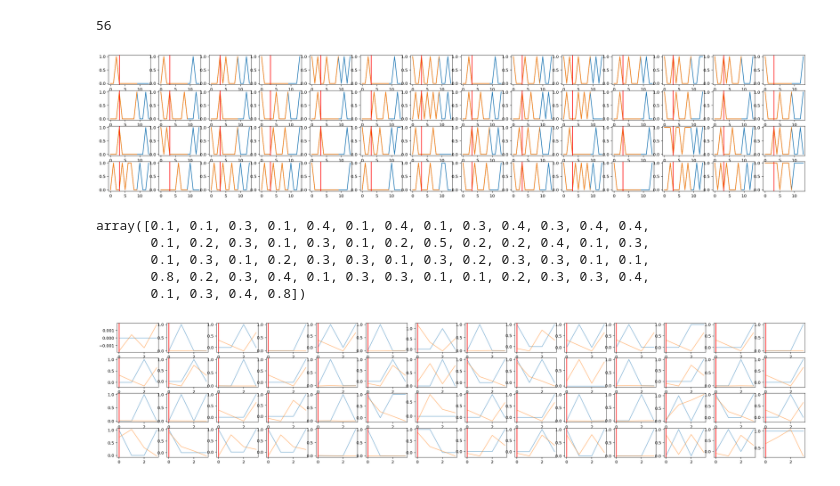
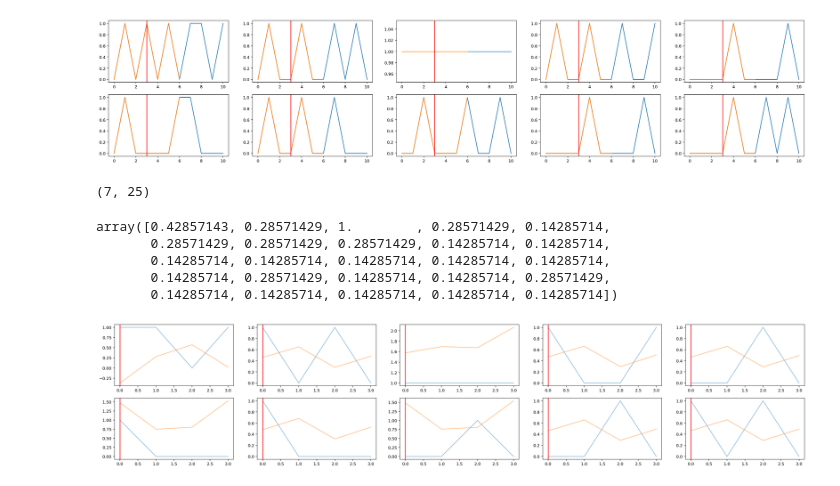
Before and after one commit to LuanAdemi/GroceryListPredictor, a Jupyter notebook: precommender/KNetworks.ipynb, the cells around one changed output. Cells and saved outputs as stored; diff of their text form; code cells hidden in the pictures.

```diff
--- a/precommender/KNetworks.ipynb
+++ b/precommender/KNetworks.ipynb
@@ -25 +16,13 @@ plt.scatter(X[:, 0], X[:,-1], alpha=0.5)
+# %%
+file = open("../generated_users/davuser1.csv", "r")
+lines = file.readlines()
+
+features = (sorted(lines[0].replace(" ", "").upper().split(",")))
+
+vectors = []
+num_features = len(features)
+plot_rows, plot_cols = 2, 5#4, int((num_features+3)/4)
+for l in range(len(lines)-1):
+    vec = lines[l+1].upper().split(",")
+    vectors.append([int(i) for i in vec])
 # %%
@@ -53,37 +30,30 @@ for k in range(knet.k):
-# %%
-file = open("testdata/0.txt", "r")
-lines = file.readlines()
-
-features = (sorted(lines[0].replace(" ", "").upper().split(",")))
-
-vectors = []
-print(len(features))
-for l in range(len(lines)-1):
-    vec = lines[l+1].upper().split(",")
-    vectors.append([int(i) for i in vec])
-# %% [output]
-56
 # %%
 tdata = np.array(vectors[:-4])
 # %%
-f, axes = plt.subplots(4, 14, figsize=(30, 6))
+
+f, axes = plt.subplots(plot_rows, plot_cols, figsize=(30, 6))
 count = 0
-for i in range(4):
-    for j in range(14):
-        axes[i][j].plot(np.array(vectors)[:,count])
-        axes[i][j].plot(tdata[:,count])
-        axes[i][j].axvline(x=3, ymin=0, ymax=1, c='r')
-        count += 1
+for i in range(plot_rows):
+    for j in range(plot_cols):
+        if count < num_features:
+            axes[i][j].plot(np.array(vectors)[:,count])
+            axes[i][j].plot(tdata[:,count])
+            axes[i][j].axvline(x=3, ymin=0, ymax=1, c='r')
+            count += 1
 # %% [output]
-[figure, old version]
+[figure, new version]
+# %%
+tdata.shape
+# %% [output]
+(7, 25)
 # %%
-knet.calcProductMean(tdata, 10)
+knet.calcProductMean(tdata, 7)
 # %% [output]
-array([0.1, 0.1, 0.3, 0.1, 0.4, 0.1, 0.4, 0.1, 0.3, 0.4, 0.3, 0.4, 0.4,
-       0.1, 0.2, 0.3, 0.1, 0.3, 0.1, 0.2, 0.5, 0.2, 0.2, 0.4, 0.1, 0.3,
-       0.1, 0.3, 0.1, 0.2, 0.3, 0.3, 0.1, 0.3, 0.2, 0.3, 0.3, 0.1, 0.1,
-       0.8, 0.2, 0.3, 0.4, 0.1, 0.3, 0.3, 0.1, 0.1, 0.2, 0.3, 0.3, 0.4,
-       0.1, 0.3, 0.4, 0.8])
+array([0.42857143, 0.28571429, 1.        , 0.28571429, 0.14285714,
+       0.28571429, 0.28571429, 0.28571429, 0.14285714, 0.14285714,
+       0.14285714, 0.14285714, 0.14285714, 0.14285714, 0.14285714,
+       0.14285714, 0.28571429, 0.14285714, 0.14285714, 0.28571429,
+       0.14285714, 0.14285714, 0.14285714, 0.14285714, 0.14285714])
 # %%
 net = knet.networks[0]
 # %%
@@ -94,13 +64,14 @@ from scipy.special import expit
 net.model.eval()
 predict = np.array(net.predict(tdata, future=4))
 # %%
-f, axes = plt.subplots(4, 14, figsize=(30, 6))
+f, axes = plt.subplots(plot_rows, plot_cols, figsize=(30, 6))
 count = 0
-for i in range(4):
-    for j in range(14):
-        axes[i][j].plot(np.array(vectors[-4:])[:,count], alpha=0.5)
-        axes[i][j].plot(predict[:,count], alpha=0.5)
-        axes[i][j].axvline(x=0, ymin=0, ymax=1, c='r')
-        count += 1
+for i in range(plot_rows):
+    for j in range(plot_cols):
+        if count < num_features:
+            axes[i][j].plot(np.array(vectors[-4:])[:,count], alpha=0.5)
+            axes[i][j].plot(predict[:,count], alpha=0.5)
+            axes[i][j].axvline(x=0, ymin=0, ymax=1, c='r')
+            count += 1
 # %% [output]
-[figure, old version]
+[figure, new version]
```
Also changed, not shown: parts of 7 cells of this notebook, 13 other files.
